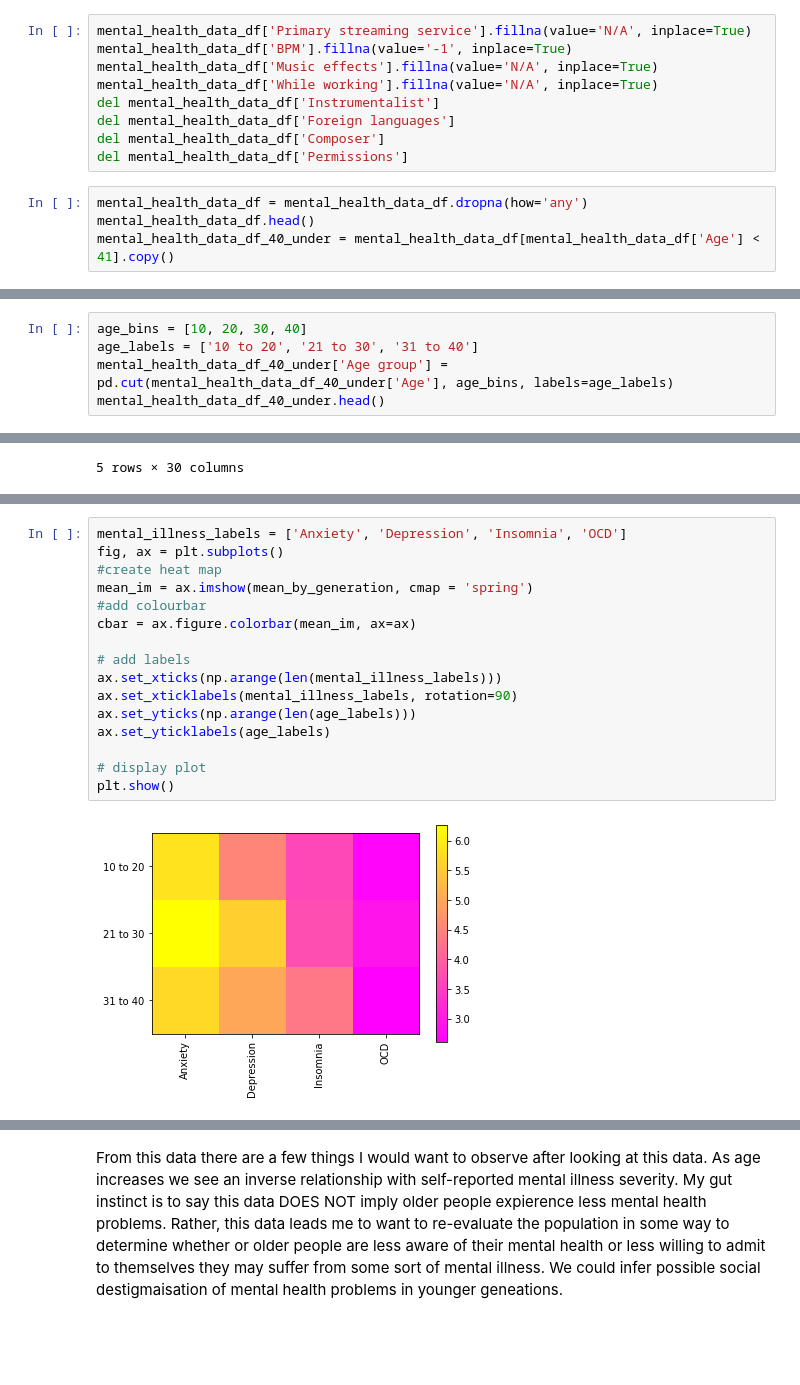
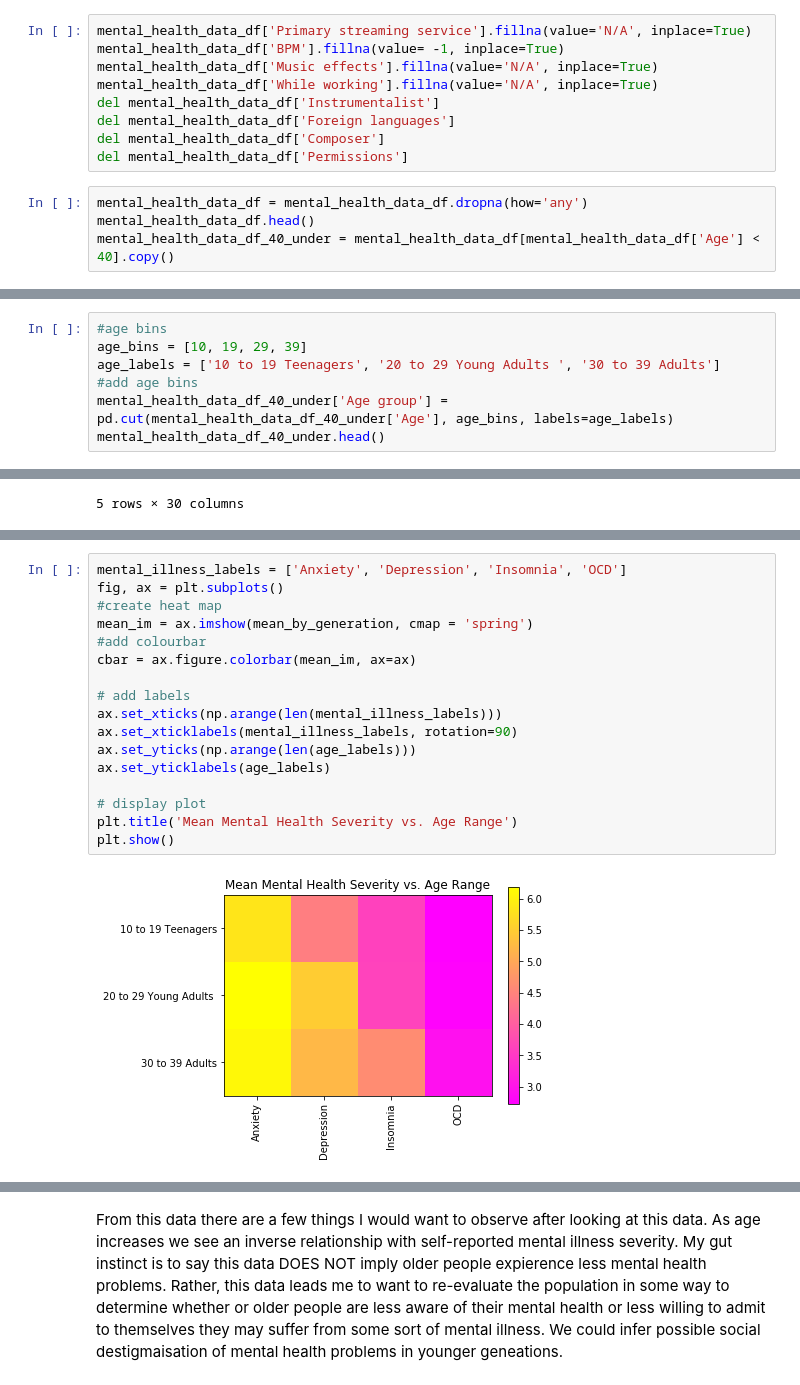
Before and after one commit to acosta109/Project-1, a Jupyter notebook: mental_health_code_anthony.ipynb, the cells around one changed output, grey strips where cells are left out. Saved outputs shown, nothing was run; the diff lists cells and outputs as text; blank space fills up the shorter version.

Commit message:
Worked on more code and printed out some sample charts

```diff
--- a/mental_health_code_anthony.ipynb
+++ b/mental_health_code_anthony.ipynb
@@ -18,7 +19,7 @@ mental_health_data_df.head()
 5 rows × 33 columns
 # %%
 mental_health_data_df['Primary streaming service'].fillna(value='N/A', inplace=True)
-mental_health_data_df['BPM'].fillna(value='-1', inplace=True)
+mental_health_data_df['BPM'].fillna(value= -1, inplace=True)
 mental_health_data_df['Music effects'].fillna(value='N/A', inplace=True)
 mental_health_data_df['While working'].fillna(value='N/A', inplace=True)
 del mental_health_data_df['Instrumentalist']
@@ -28,4 +29,4 @@ del mental_health_data_df['Permissions']
 # %%
 mental_health_data_df = mental_health_data_df.dropna(how='any')
 mental_health_data_df.head()
-mental_health_data_df_40_under = mental_health_data_df[mental_health_data_df['Age'] < 41].copy()
+mental_health_data_df_40_under = mental_health_data_df[mental_health_data_df['Age'] < 40].copy()
@@ -32,6 +35,8 @@ mental_health_data_df_40_under = mental_health_data_df[mental_health_data_df['Ag
 # %%
-age_bins = [10, 20, 30, 40]
-age_labels = ['10 to 20', '21 to 30', '31 to 40']
+#age bins
+age_bins = [10, 19, 29, 39]
+age_labels = ['10 to 19 Teenagers', '20 to 29 Young Adults ', '30 to 39 Adults']
+#add age bins
 mental_health_data_df_40_under['Age group'] = pd.cut(mental_health_data_df_40_under['Age'], age_bins, labels=age_labels)
 mental_health_data_df_40_under.head()
 # %% [output]
@@ -80,21 +88,22 @@ median_by_generation
 # %%
 mental_illness_labels = ['Anxiety', 'Depression', 'Insomnia', 'OCD']
 fig, ax = plt.subplots()
 #create heat map
 mean_im = ax.imshow(mean_by_generation, cmap = 'spring')
 #add colourbar
 cbar = ax.figure.colorbar(mean_im, ax=ax)
 
 # add labels
 ax.set_xticks(np.arange(len(mental_illness_labels)))
 ax.set_xticklabels(mental_illness_labels, rotation=90)
 ax.set_yticks(np.arange(len(age_labels)))
 ax.set_yticklabels(age_labels)
 
 # display plot
+plt.title('Mean Mental Health Severity vs. Age Range')
 plt.show()
 # %% [output]
-[figure, old version]
+[figure, new version]
 # %%
 fig, ax = plt.subplots()
 #create heat map
```
Also changed, not shown: parts of 15 cells of this notebook, 4 other files.
